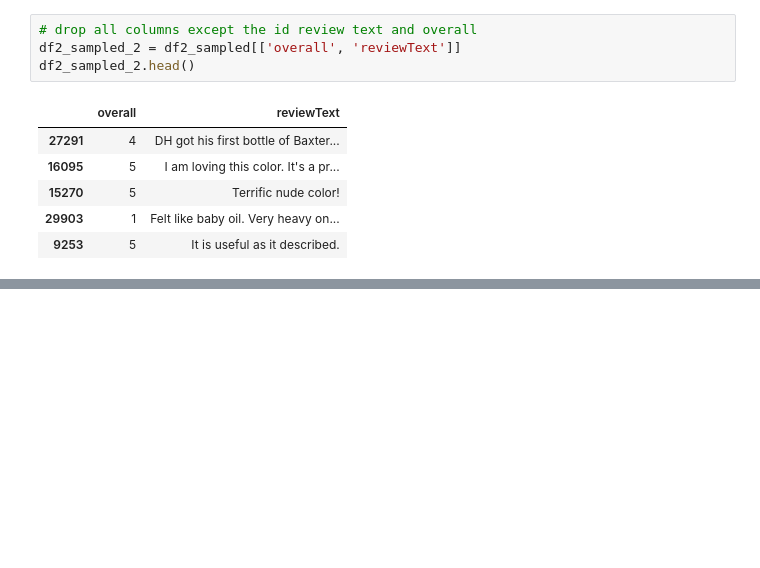
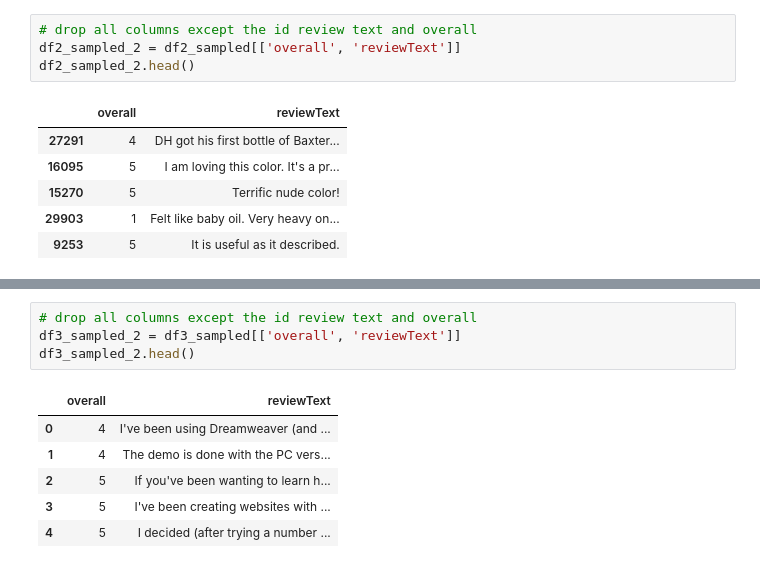
Before and after one commit to maryam2004-hub/i236004-NLP-Assignment3, a Jupyter notebook: i236004_NLP_Assignment3.ipynb, the cells around one changed output, grey strips where cells are left out. Saved outputs shown, nothing was run; the diff lists cells and outputs as text; blank space fills up the shorter version.

```diff
--- a/i236004_NLP_Assignment3.ipynb
+++ b/i236004_NLP_Assignment3.ipynb
@@ -104,0 +140,11 @@ df2_sampled_2.head()
+# %%
+# drop all columns except the id review text and overall
+df3_sampled_2 = df3_sampled[['overall', 'reviewText']]
+df3_sampled_2.head()
+# %% [output]
+|  | overall | reviewText |
+| 0 | 4 | I've been using Dreamweaver (and ... |
+| 1 | 4 | The demo is done with the PC vers... |
+| 2 | 5 | If you've been wanting to learn h... |
+| 3 | 5 | I've been creating websites with ... |
+| 4 | 5 | I decided (after trying a number ... |
```
Also changed, not shown: parts of 4 cells of this notebook.
